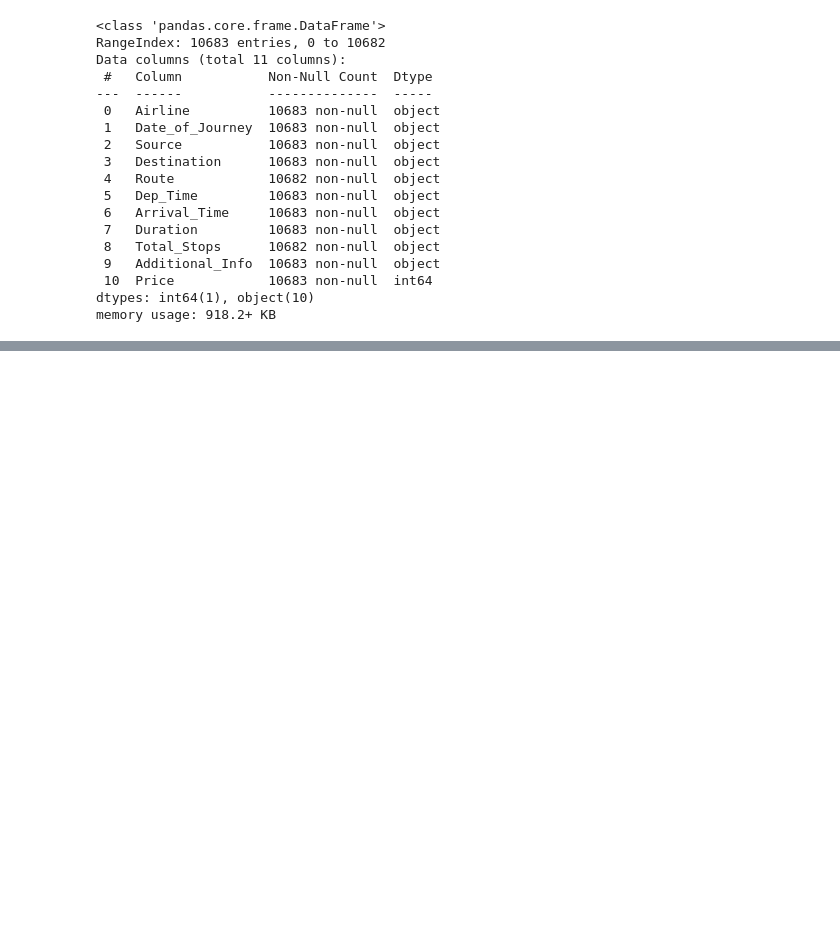
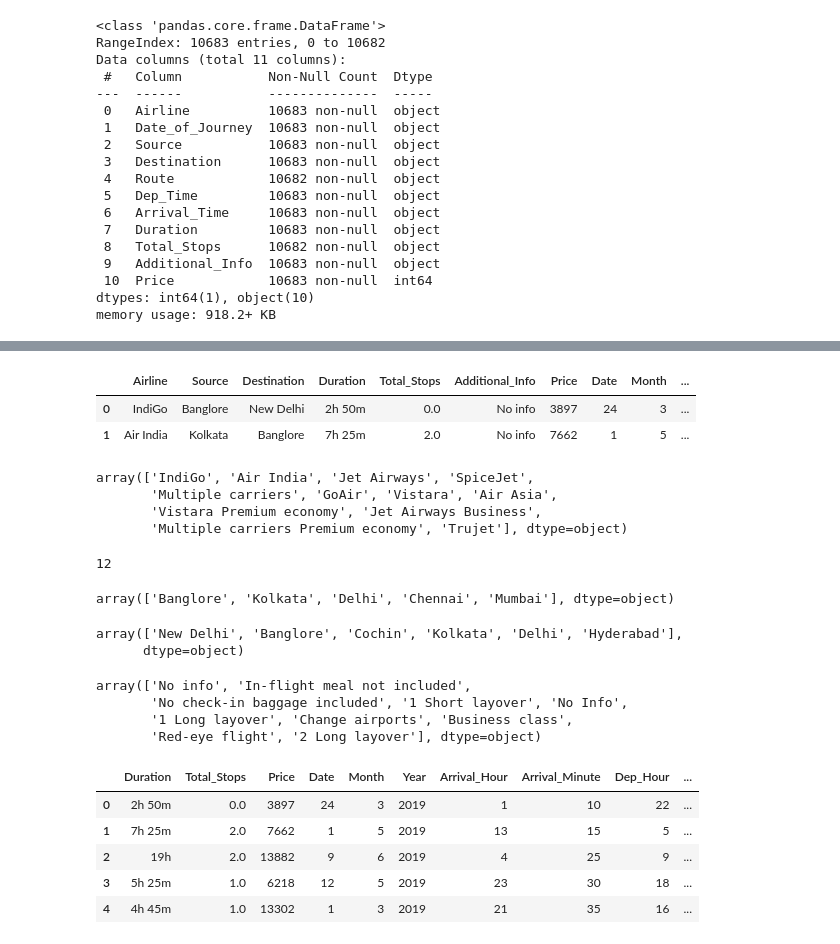
Before and after one commit to saverin0/datascience, a Jupyter notebook: Exploratory Data Analysis & Feature Engineering/Flight Prediction/Flight Price Prediction.ipynb, the cells around one changed output, grey strips where cells are left out. Drawn from its saved outputs; the diff is of its cells as text; code cells hidden in the pictures; blank space fills up the shorter version.

```diff
--- a/Exploratory Data Analysis & Feature Engineering/Flight Prediction/Flight Price Prediction.ipynb
+++ b/Exploratory Data Analysis & Feature Engineering/Flight Prediction/Flight Price Prediction.ipynb
@@ -45,0 +266,46 @@ dataset.head()
+# %%
+dataset.drop('Route',axis=1,inplace=True)
+# %%
+dataset.head(2)
+# %% [output]
+|  | Airline | Source | Destination | Duration | Total_Stops | Additional_Info | Price | Date | Month | ... |
+| 0 | IndiGo | Banglore | New Delhi | 2h 50m | 0.0 | No info | 3897 | 24 | 3 | ... |
+| 1 | Air India | Kolkata | Banglore | 7h 25m | 2.0 | No info | 7662 | 1 | 5 | ... |
+# %%
+dataset['Airline'].unique()
+# %% [output]
+array(['IndiGo', 'Air India', 'Jet Airways', 'SpiceJet',
+       'Multiple carriers', 'GoAir', 'Vistara', 'Air Asia',
+       'Vistara Premium economy', 'Jet Airways Business',
+       'Multiple carriers Premium economy', 'Trujet'], dtype=object)
+# %%
+len(dataset['Airline'].unique())
+# %% [output]
+12
+# %%
+dataset['Source'].unique()
+# %% [output]
+array(['Banglore', 'Kolkata', 'Delhi', 'Chennai', 'Mumbai'], dtype=object)
+# %%
+dataset['Destination'].unique()
+# %% [output]
+array(['New Delhi', 'Banglore', 'Cochin', 'Kolkata', 'Delhi', 'Hyderabad'],
+      dtype=object)
+# %%
+dataset['Additional_Info'].unique()
+# %% [output]
+array(['No info', 'In-flight meal not included',
+       'No check-in baggage included', '1 Short layover', 'No Info',
+       '1 Long layover', 'Change airports', 'Business class',
+       'Red-eye flight', '2 Long layover'], dtype=object)
+# %%
+dataset = pd.get_dummies(dataset,columns=["Airline", "Source", "Destination","Additional_Info"],drop_first=True,dtype=int)
+# %%
+dataset.head()
+# %% [output]
+|  | Duration | Total_Stops | Price | Date | Month | Year | Arrival_Hour | Arrival_Minute | Dep_Hour | ... |
+| 0 | 2h 50m | 0.0 | 3897 | 24 | 3 | 2019 | 1 | 10 | 22 | ... |
+| 1 | 7h 25m | 2.0 | 7662 | 1 | 5 | 2019 | 13 | 15 | 5 | ... |
+| 2 | 19h | 2.0 | 13882 | 9 | 6 | 2019 | 4 | 25 | 9 | ... |
+| 3 | 5h 25m | 1.0 | 6218 | 12 | 5 | 2019 | 23 | 30 | 18 | ... |
+| 4 | 4h 45m | 1.0 | 13302 | 1 | 3 | 2019 | 21 | 35 | 16 | ... |
```
Also changed, not shown: parts of 25 cells of this notebook.
